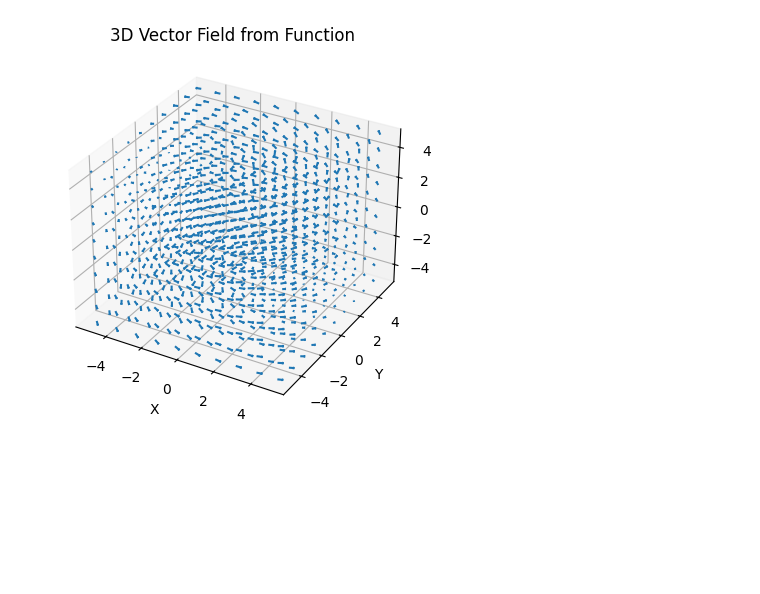
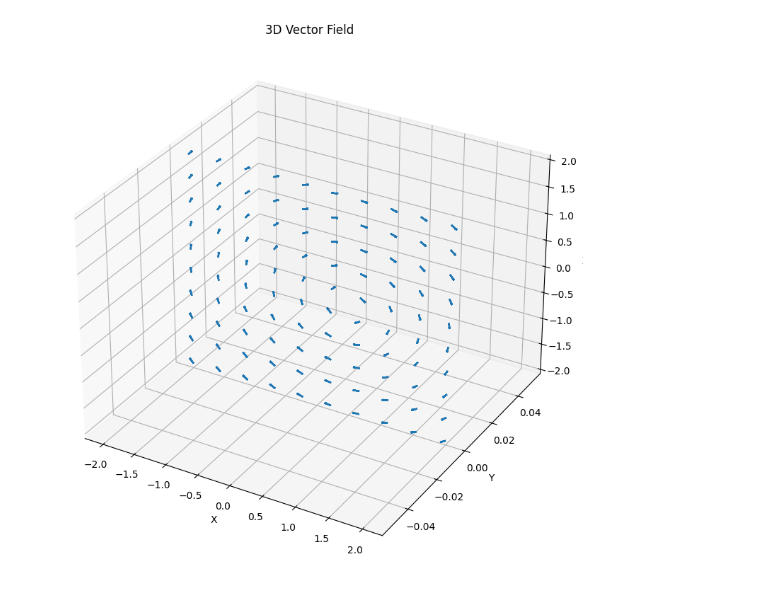
Before and after one commit to benfox4543/YB-zeeman-slower, a Jupyter notebook: mag_prof.ipynb, the cells around one changed output. Drawn from its saved outputs; the diff is of its cells as text; code cells hidden in the pictures; blank space fills up the shorter version.

```diff
--- a/mag_prof.ipynb
+++ b/mag_prof.ipynb
@@ -56,0 +60,12 @@ def B_sheet(r_a,r_b,r_2,n ,Br,alpha):
+# %%
+r_a = np.array([0,-1,0])
+r_b = np.array([0,1,0])
+n = np.array([0,0,1])
+alpha = (1)/(np.linalg.norm(r_b - r_a))
+Br = 1
+r_2 = np.array([100,100,100])
+cub1 = cube(1)
+B = np.dot(r_2 - r_a,r_b - r_a)
+C = np.dot(r_b - r_a,r_b - r_a)
+B_cube = B_sheet(cube1.ra1,cube1.rb1,r_2,cube1.nn1,Br,alpha) +  B_sheet(cube1.ra2,cube1.rb2,r_2,cube1.nn1,Br,alpha) + B_sheet(cube1.ra3,cube1.rb3,r_2,cube1.nn1,Br,alpha) + B_sheet(cube1.ra4,cube1.rb4,r_2,cube1.nn1,Br,alpha)
+print(B_cube[0])
@@ -114,54 +121,47 @@ def make_cube(a2,alpha):
     nn4 = np.array([0,-1,0])
     return [ra1 , rb1 , nn1 , ra2 , rb2 , nn2 , r_a2 , r_b3 , nn3 , r_a4 , r_b4 , nn4]
 # %%
-import numpy as np
-import matplotlib.pyplot as plt
-from mpl_toolkits.mplot3d import Axes3D
+r_a = np.array([0, 0,0])
+r_b = np.array([00, 0.5, 0])
+n = np.array([0, 0, 1])
+alpha = 1
+Br = 1
 
-# Define the function that produces [bx, by, bz] for given [x, y, z]
-def B(x, y, z):
-    # Example function for magnetic field components
-    bx = -y
-    by = x
-    bz = z / 2
-    return bx, by, bz
+# Create grid
+x = np.linspace(-2, 2, 10)  # Smaller grid for better visualization
+y = np.linspace(0,0, 10)
+z = np.linspace(-2, 2, 10)
+X, Y, Z = np.meshgrid(x, y, z)
 
-# Create grid of points (for example, a 3D grid of positions)
-x = np.linspace(-5, 5, 10)
-y = np.linspace(-5, 5, 10)
-z = np.linspace(-5, 5, 10)
+# Initialize arrays to hold the vector field components
+Bx = np.zeros(X.shape)
+By = np.zeros(Y.shape)
+Bz = np.zeros(Z.shape)
 
-# Create arrays to store vector components at each point
-X, Y, Z = np.meshgrid(x, y, z)  # Create 3D grid
+# Calculate B field at each grid point
+for i in range(len(x)):
+    for j in range(len(y)):
+        for k in range(len(z)):
+            r_2 = np.array([X[i, j, k], Y[i, j, k], Z[i, j, k]])
+            B = B_sheet(r_a, r_b, r_2, n, Br, alpha)
+            Bx[i, j, k] = B[0]
+            By[i, j, k] = B[1]
+            Bz[i, j, k] = B[2]
 
-# Initialize arrays for the magnetic field components
-BX = np.zeros(X.shape)
-BY = np.zeros(X.shape)
-BZ = np.zeros(X.shape)
-
-# Compute [bx, by, bz] for each [x, y, z] point in the grid
-for i in range(X.shape[0]):
-    for j in range(X.shape[1]):
-        for k in range(X.shape[2]):
-            bx, by, bz = B(X[i, j, k], Y[i, j, k], Z[i, j, k])
-            BX[i, j, k] = bx
-            BY[i, j, k] = by
-            BZ[i, j, k] = bz
-
-# Create a 3D plot
-fig = plt.figure()
+# Create figure for 3D quiver plot
+fig = plt.figure(figsize=(10, 8))
 ax = fig.add_subplot(111, projection='3d')
 
-# Plot the vector field (only a slice of the grid for clarity)
-ax.quiver(X, Y, Z, BX, BY, BZ, length=0.3, normalize=True)
+# Plot vector field using quiver
+ax.quiver(X, Y,Z, Bx, By,Bz,length=0.1, normalize=True)
 
-# Labels and plot adjustments
 ax.set_xlabel('X')
 ax.set_ylabel('Y')
 ax.set_zlabel('Z')
-ax.set_title('3D Vector Field from Function')
+ax.set_title('3D Vector Field')
 
-# Show the plot
+plt.tight_layout()
+
 plt.show()
 # %% [output]
-[figure, old version]
+[figure, new version]
```
Also changed, not shown: parts of 13 cells of this notebook, 1 other file.
